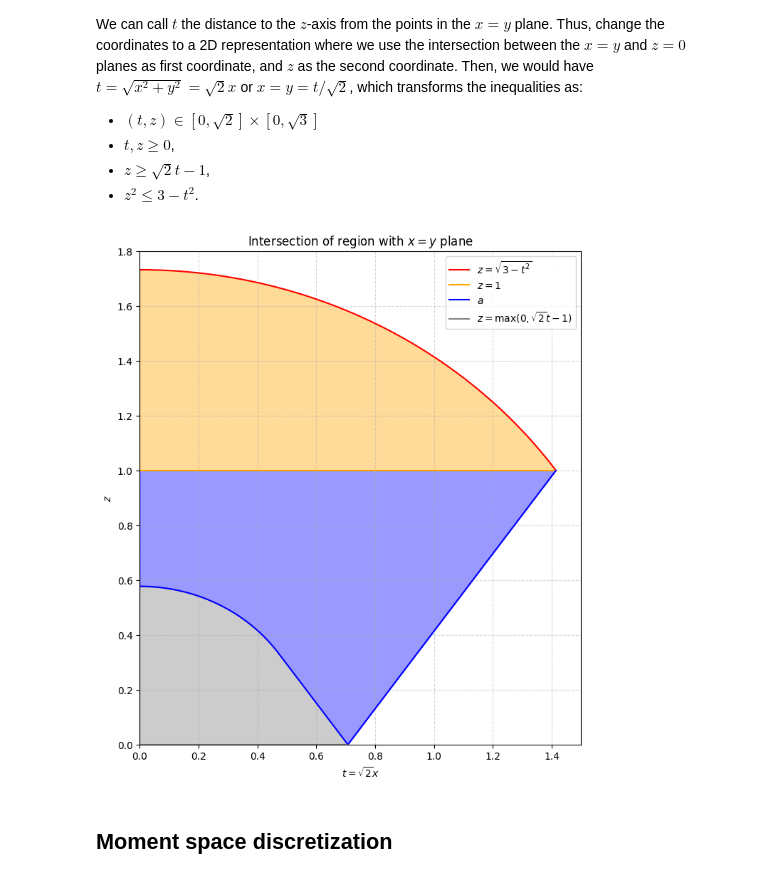
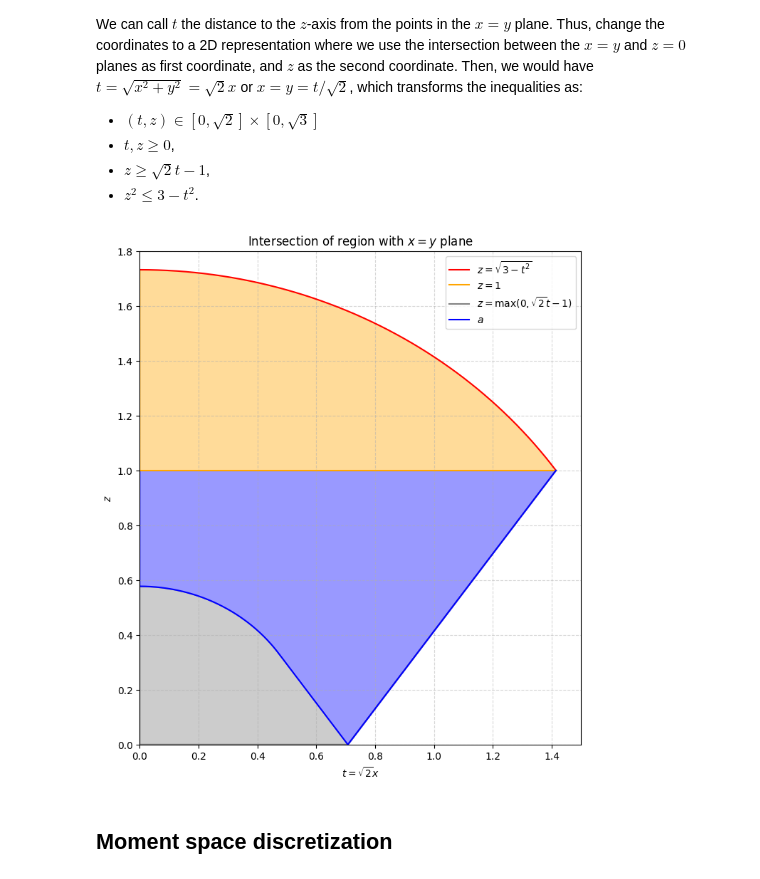
Before and after one commit to Garcia-Velo/-2024--bloch-lengths, a Jupyter notebook: notebooks/experiments/two_qubits/sym_plane.ipynb, the cells around one changed output. Saved outputs shown, nothing was run; the diff lists cells and outputs as text; code cells hidden in the pictures.

```diff
--- a/notebooks/experiments/two_qubits/sym_plane.ipynb
+++ b/notebooks/experiments/two_qubits/sym_plane.ipynb
@@ -54,33 +55,34 @@ We can call $t$ the distance to the $z$-axis from the points in the $x=y$ plane.
 - $z^2 \le 3 - t^2$.
 # %%
 t = np.linspace(0, np.sqrt(2), 1000)
+x = t / np.sqrt(2)
 
-z_upper = np.sqrt(3 - t**2)
+z_upper = compute_bipartite_region_upper(2, x, x)
+z_ent = compute_bipartite_region_ent(2, x, x)
 z_sep = np.piecewise(t, [t <= np.sqrt(2)/3, (t > np.sqrt(2)/3) & (t <= np.sqrt(2)/2), t > np.sqrt(2)/2],
                      [lambda t: np.sqrt(1/3 - t**2), lambda t: 1 - np.sqrt(2) * t, lambda t: np.sqrt(2) * t - 1])
-z_ent = np.ones_like(t)
-z_lower = np.where(t < np.sqrt(2)/2, 0, np.nan)
+z_lower = compute_bipartite_region_lower([2, 2], x, x)
 
 fig, ax = plt.subplots(figsize=(8, 9))
 
 ax.fill_between(t, z_upper, z_ent, alpha=0.4, color='orange')
 ax.fill_between(t, z_ent, z_sep, alpha=0.4, color='blue')
 ax.fill_between(t, z_sep, z_lower, where=(t <= np.sqrt(2)/2), alpha=0.4, color='grey')
 
 ax.plot(t, z_upper, 'red', label=r"$z = \sqrt{3 - t^2}$")
 ax.plot(t, z_ent, 'orange', label=r"$z = 1$")
+ax.plot(t, z_lower, 'grey', label=r"$z = \max(0, \sqrt{2} t - 1)$")
 ax.plot(t, z_sep, 'blue', label=f"$a$")
-ax.plot(t, z_lower, 'grey', label=r"$z = \max(0, \sqrt{2} t - 1)$")
 
 
 
 ax.set(xlabel = r'$t = \sqrt{2} x$', ylabel = r'$z$', title = 'Intersection of region with $x=y$ plane',
        xlim = (0, 1.5), ylim = (0, 1.8))
 ax.grid(True, alpha=0.5, linestyle="--")
 ax.legend()
 plt.show()
 # %% [output]
-[figure, old version]
+[figure, new version]
 # %% [markdown]
 ## Moment space discretization
 # %%
```
Also changed, not shown: parts of 1 cell of this notebook, 7 other files.
